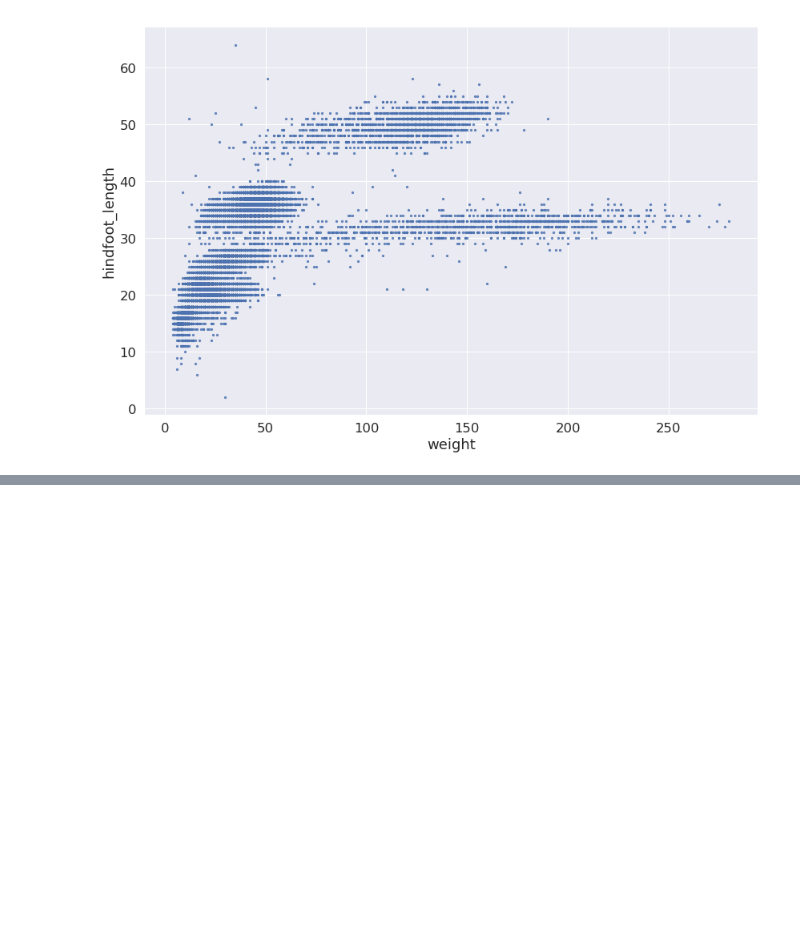
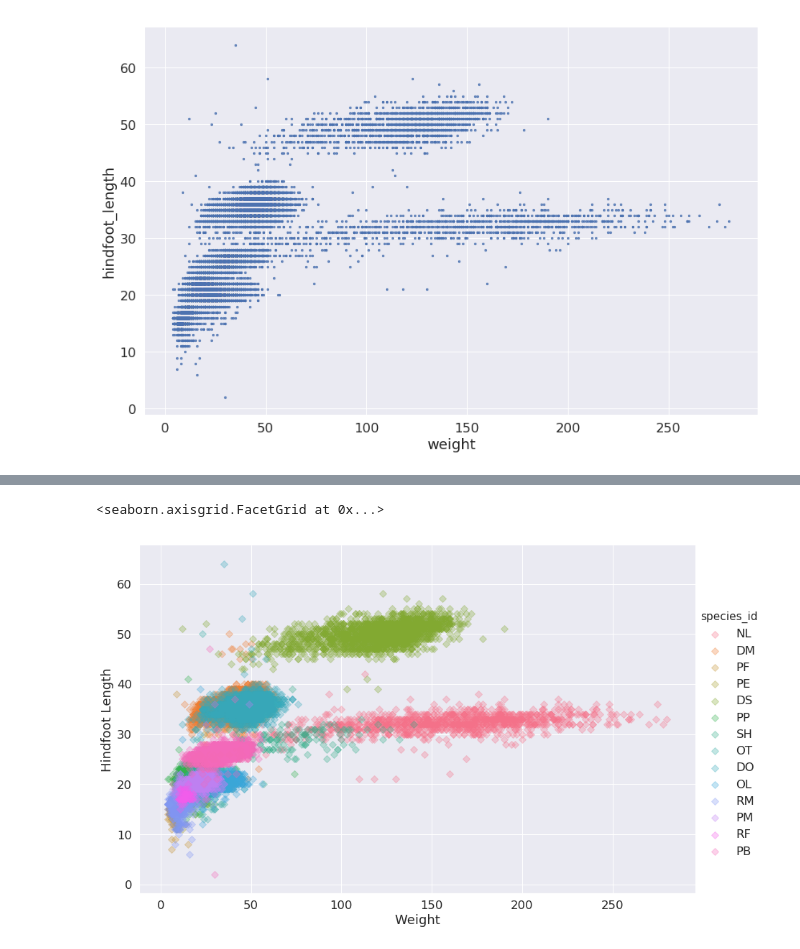
Before and after one commit to mumu3489/BCB546X-Fall2018, a Jupyter notebook: course-files/python/05-plotting-and-stuff.ipynb, the cells around one changed output, grey strips where cells are left out. Saved outputs shown, nothing was run; the diff lists cells and outputs as text; code cells hidden in the pictures; blank space fills up the shorter version.

```diff
--- a/course-files/python/05-plotting-and-stuff.ipynb
+++ b/course-files/python/05-plotting-and-stuff.ipynb
@@ -53,0 +72,11 @@ sns.lmplot("weight", "hindfoot_length", data=surveys_complete, fit_reg=False, he
+# %%
+my_fig = sns.lmplot("weight", "hindfoot_length",
+                    data=surveys_complete, fit_reg=False,
+                    height=8,
+                    aspect=1.5,
+                    scatter_kws={'alpha':0.3,"s": 50},
+                    hue='species_id', markers='D')
+my_fig.set_axis_labels('Weight', 'Hindfoot Length')
+# %% [output]
+<seaborn.axisgrid.FacetGrid at 0x...>
+[figure, added]
```
Also changed, not shown: parts of 19 cells of this notebook, 1 other file.
